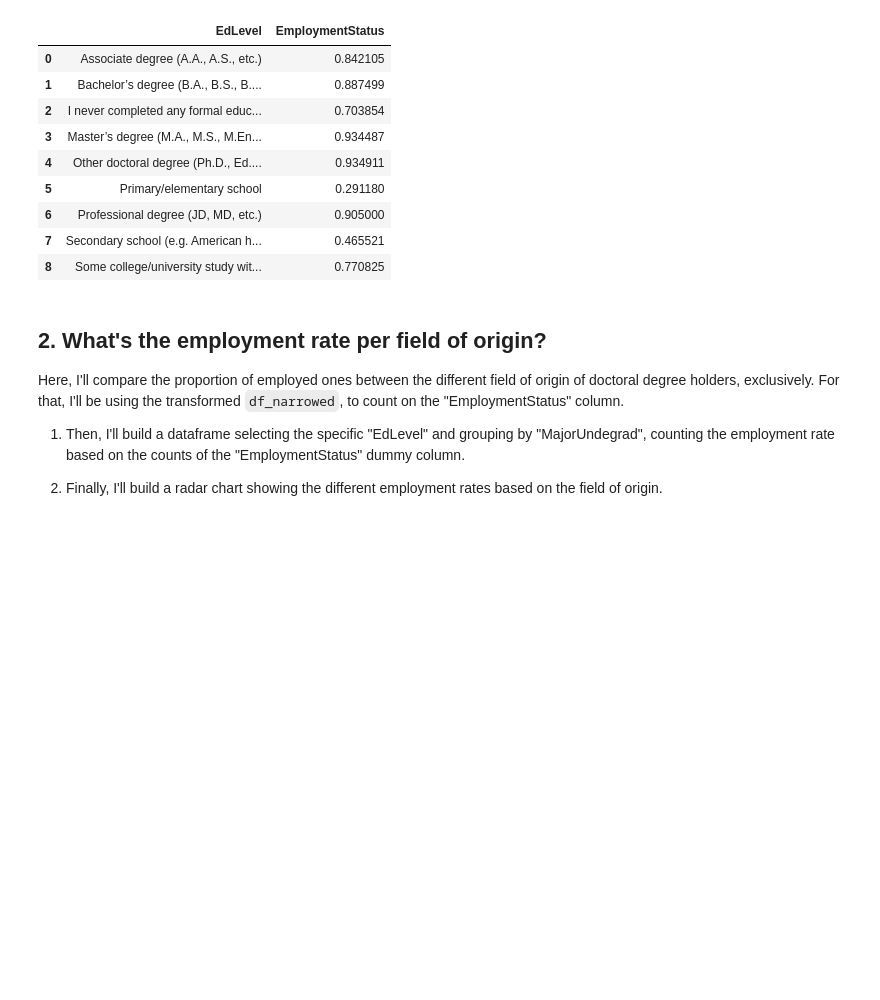
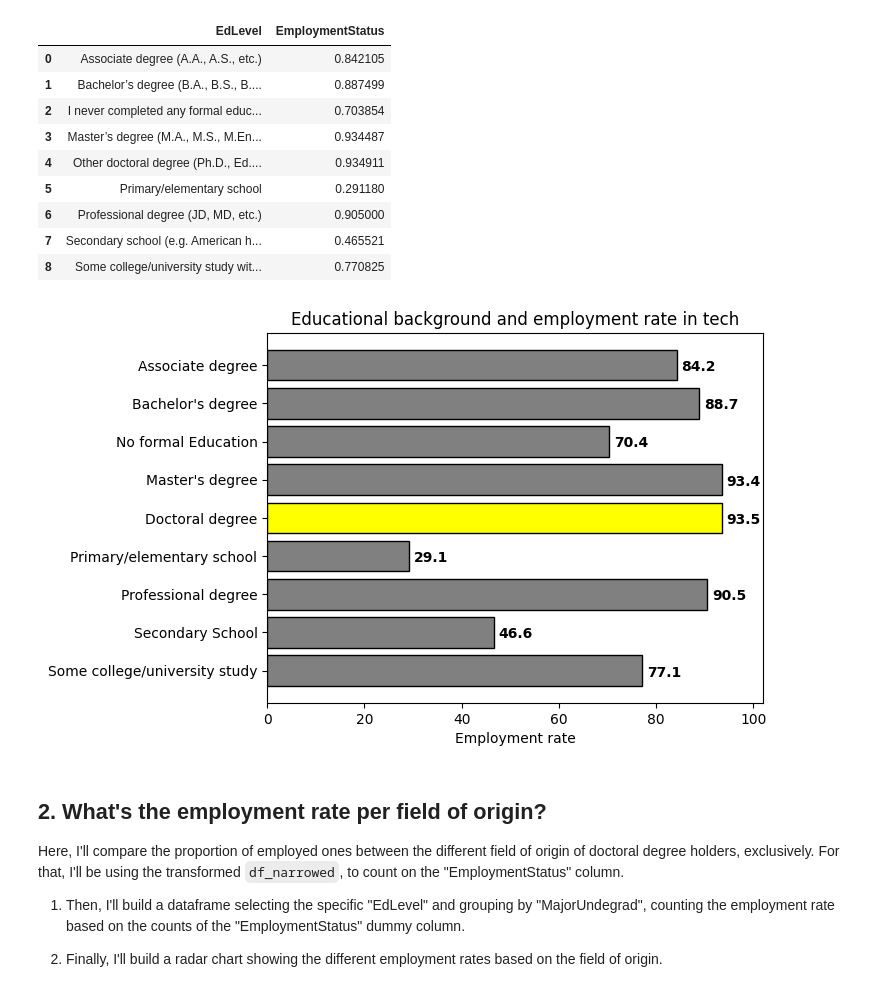
Before and after one commit to mguidoti/DSND-p1-blog, a Jupyter notebook: stackoverflow_survey_2020.ipynb, the cells around one changed output. Saved outputs shown, nothing was run; the diff lists cells and outputs as text; code cells hidden in the pictures; blank space fills up the shorter version.

Commit message:
feat: Add code for question 01 chart

```diff
--- a/stackoverflow_survey_2020.ipynb
+++ b/stackoverflow_survey_2020.ipynb
@@ -140,7 +140,9 @@ Here, I'll compare the proportion of employed ones between the different educati
 # Create a new dataframe dividing the counts of "EmploymentStatus" = "Employed", grouped by "EdLevel", by the total count of "EmploymentStatus" based on "EdLevel"
 df_results01 = df_narrowed[["EdLevel", "EmploymentStatus"]][df_narrowed["EmploymentStatus"] == "Employed"].groupby("EdLevel").count() / df_narrowed[["EdLevel", "EmploymentStatus"]].groupby("EdLevel").count()
 
-df_results01.reset_index()
+df_results01 = df_results01.reset_index()
+
+df_results01
 # %% [output]
 |  | EdLevel | EmploymentStatus |
 | 0 | Associate degree (A.A., A.S., etc.) | 0.842105 |
@@ -152,6 +154,37 @@ df_results01.reset_index()
 | 6 | Professional degree (JD, MD, etc.) | 0.905000 |
 | 7 | Secondary school (e.g. American h... | 0.465521 |
 | 8 | Some college/university study wit... | 0.770825 |
+# %%
+# Create the plot
+fig, ax = plt.subplots()
+
+# Prepare data
+y = df_results01["EdLevel"]
+y = pd.Series(["Associate degree", "Bachelor's degree", "No formal Education", "Master's degree", "Doctoral degree", "Primary/elementary school", "Professional degree", "Secondary School", "Some college/university study"])
+y_pos = np.arange(len(people))
+x = df_results01["EmploymentStatus"] * 100
+
+# Set up the chart
+bar_colors = ["grey", "grey", "grey", "grey", "yellow", "grey", "grey", "grey", "grey"]
+ax.barh(y_pos, x, align='center', color=bar_colors, edgecolor='black')
+ax.set_title('Educational background and employment rate in tech')
+
+# Y setup
+ax.set_yticks(y_pos)
+ax.set_yticklabels(y)
+ax.invert_yaxis()
+
+# X setup
+ax.set_xlabel('Employment rate')
+ax.set_xlim(right=102)
+
+# Add the values as labels for each bar
+for i, v in enumerate(performance):
+    ax.text(v + 1, i + 0.15, str(round(v, 1)), color='black', fontweight='bold')
+
+plt.show()
+# %% [output]
+[figure, added]
 # %% [markdown]
 ## 2. What's the employment rate per field of origin?
 
```
Also changed, not shown: parts of 2 cells of this notebook.
